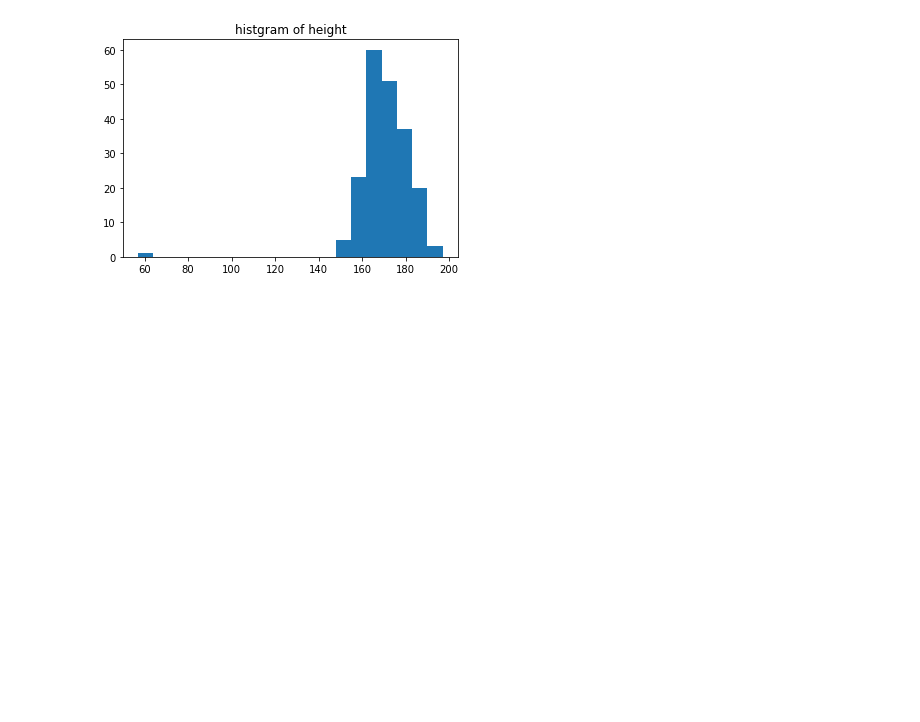
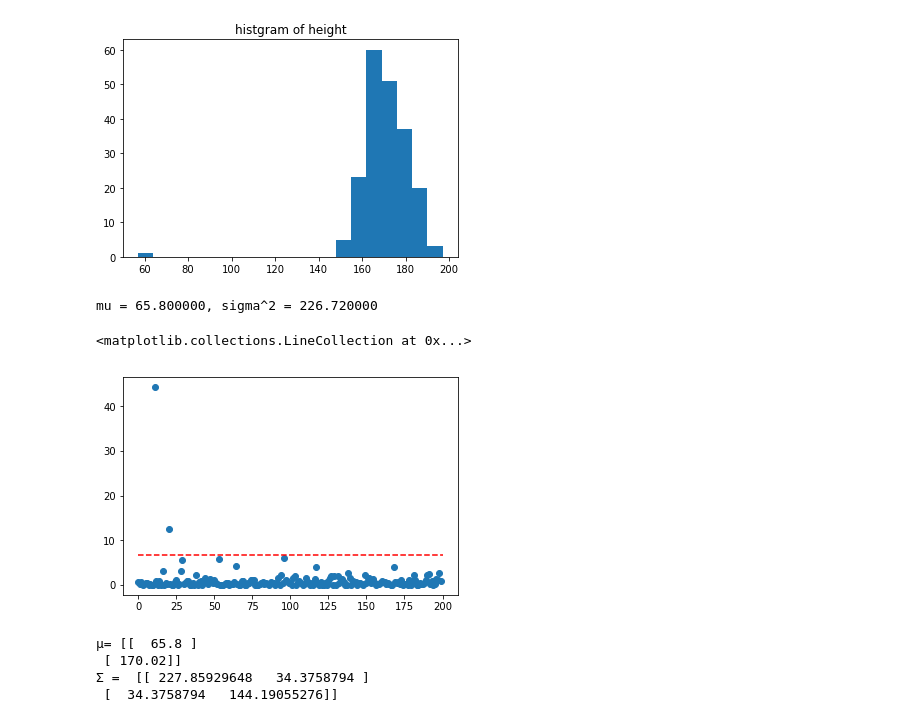
Before and after one commit to natsutan/study_ml, a Jupyter notebook: IADML/chap2/正規分布に基づく異常検知.ipynb, the cells around one changed output. Drawn from its saved outputs; the diff is of its cells as text; code cells hidden in the pictures; blank space fills up the shorter version.

```diff
--- a/IADML/chap2/正規分布に基づく異常検知.ipynb
+++ b/IADML/chap2/正規分布に基づく異常検知.ipynb
@@ -84,3 +84,41 @@ plt.title('histgram of height')
 # %% [output]
 <matplotlib.text.Text at 0x...>
 [figure]
+# %%
+# 体重の標本平均と標本分散の計算
+mu = np.mean(weight)
+sigma2 = np.var(weight)
+print("mu = %f, sigma^2 = %f" % (mu, sigma2))
+# %% [output]
+mu = 65.800000, sigma^2 = 226.720000
+# %%
+# χ2分布の計算
+import scipy.stats
+ath = scipy.stats.chi2.ppf(0.99, 1)
+
+# 各データの異常度の計算
+a = np.square((weight - mu) / np.sqrt(sigma2))
+# %%
+# plot
+number = np.array(range(0,weight.shape[0]))
+plt.scatter(number, a)
+plt.hlines(ath,0, weight.shape[0], "red", linestyles='dashed')
+# %% [output]
+<matplotlib.collections.LineCollection at 0x...>
+[figure, added]
+# %%
+# 多変量の場合
+mu = np.zeros((2,1))
+sigma2 = np.zeros((2,2))
+mu[0,0] = david[:,0].mean()
+mu[1,0] = david[:,1].mean()
+
+sigma2 = np.cov(david.T)
+
+print('μ=', mu)
+print('Σ = ', sigma2)
+# %% [output]
+μ= [[  65.8 ]
+ [ 170.02]]
+Σ =  [[ 227.85929648   34.3758794 ]
+ [  34.3758794   144.19055276]]
```
Also changed, not shown: parts of 1 cell of this notebook.
